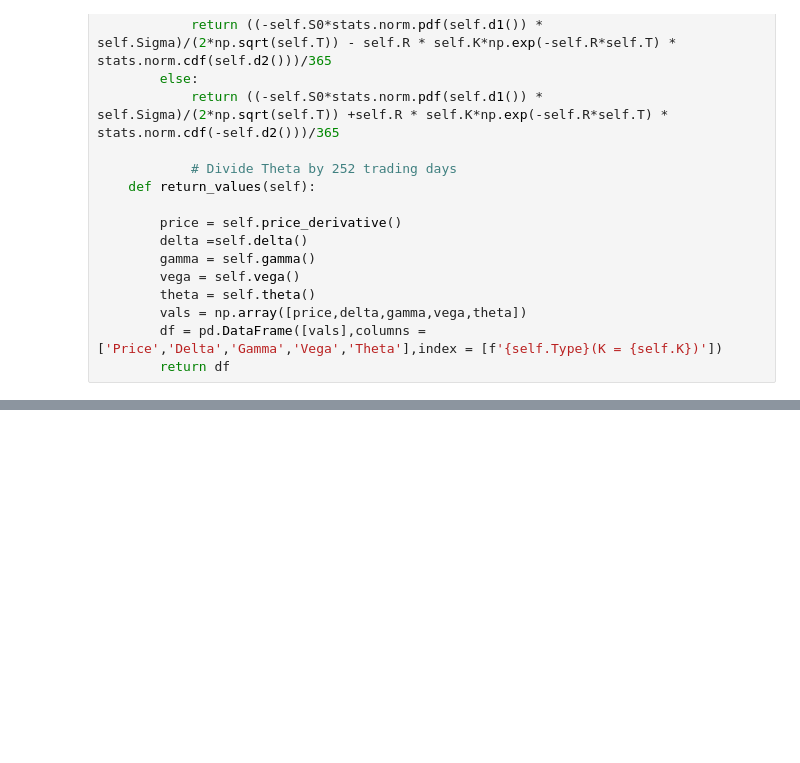
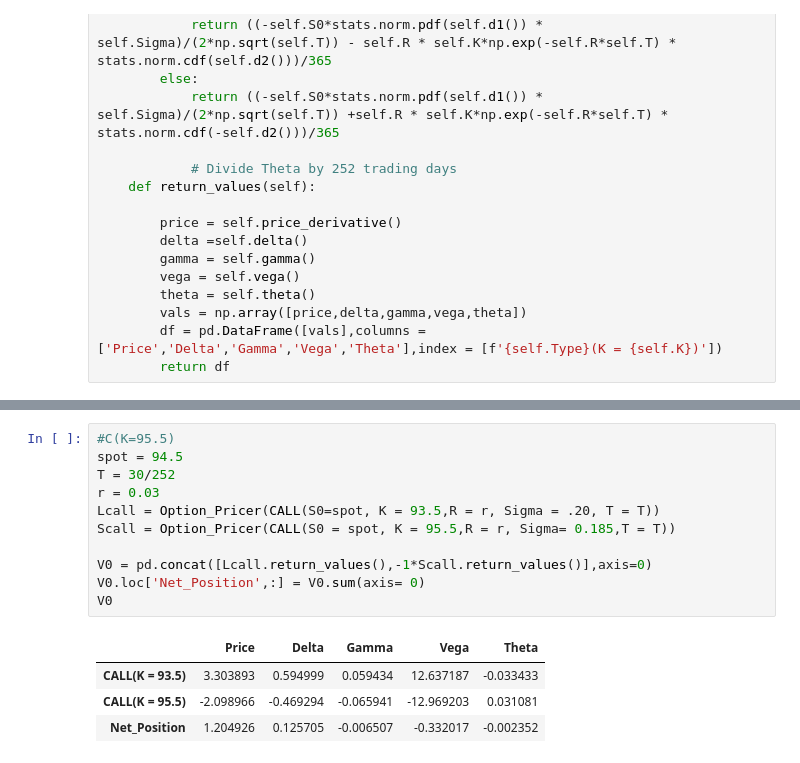
Before and after one commit to dcstein22/Option_Theory, a Jupyter notebook: lesson1_keegan.ipynb, the cells around one changed output, grey strips where cells are left out. Drawn from its saved outputs; the diff is of its cells as text; blank space fills up the shorter version.

```diff
--- a/lesson1_keegan.ipynb
+++ b/lesson1_keegan.ipynb
@@ -206,0 +245,16 @@ applejan.plot_contract()
+# %%
+#C(K=95.5)
+spot = 94.5
+T = 30/252
+r = 0.03
+Lcall = Option_Pricer(CALL(S0=spot, K = 93.5,R = r, Sigma = .20, T = T))
+Scall = Option_Pricer(CALL(S0 = spot, K = 95.5,R = r, Sigma= 0.185,T = T))
+
+V0 = pd.concat([Lcall.return_values(),-1*Scall.return_values()],axis=0)
+V0.loc['Net_Position',:] = V0.sum(axis= 0)
+V0
+# %% [output]
+|  | Price | Delta | Gamma | Vega | Theta |
+| CALL(K = 93.5) | 3.303893 | 0.594999 | 0.059434 | 12.637187 | -0.033433 |
+| CALL(K = 95.5) | -2.098966 | -0.469294 | -0.065941 | -12.969203 | 0.031081 |
+| Net_Position | 1.204926 | 0.125705 | -0.006507 | -0.332017 | -0.002352 |
```
Also changed, not shown: parts of 59 cells of this notebook, 4 other files.
